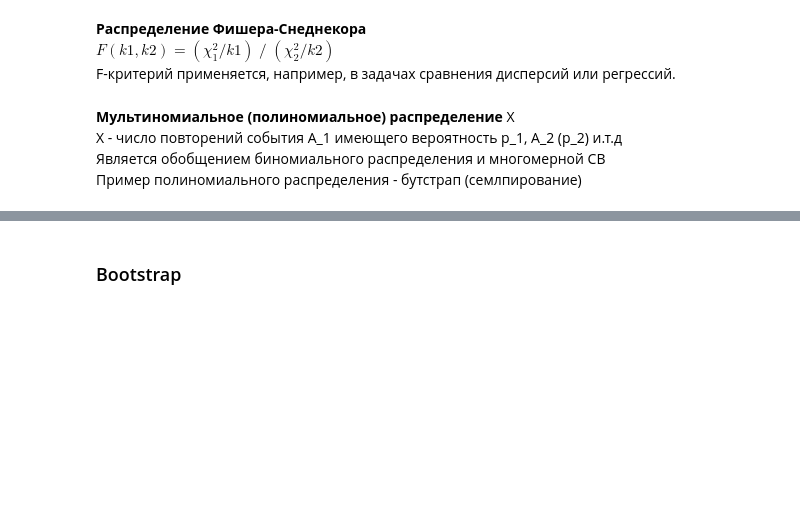
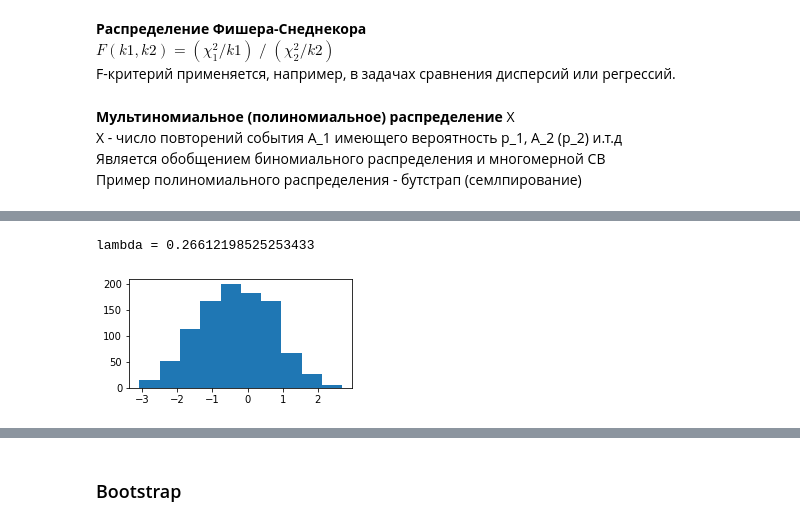
Before and after one commit to gavrevnik/analytics_tools, a Jupyter notebook: Статистика.ipynb, the cells around one changed output, grey strips where cells are left out. Drawn from its saved outputs; the diff is of its cells as text; code cells hidden in the pictures; blank space fills up the shorter version.

```diff
--- a/Статистика.ipynb
+++ b/Статистика.ipynb
@@ -168,0 +217,9 @@ np.random.choice(val_list, replace=True) # данная случайная ве
+# %%
+# (3) boxcox преобразование автоматически по likehood находит нужное lmbda (оно же p)
+y_exp = np.random.exponential(scale=1, size=1000)
+y_transform, lmbda = boxcox(y_exp); print(f'lambda = {lmbda}')
+fig, ax = plt.subplots(nrows=1, ncols=1, figsize=(4, 2))
+ax.hist(y_transform); plt.show()
+# %% [output]
+lambda = 0.26612198525253433
+[figure, added]
```
Also changed, not shown: parts of 9 cells of this notebook, 1 other file.
